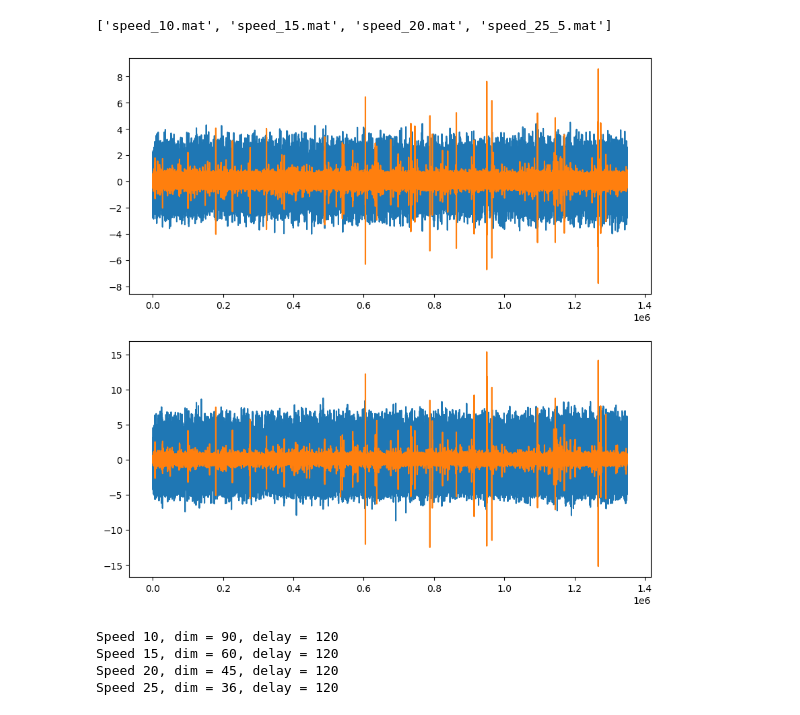
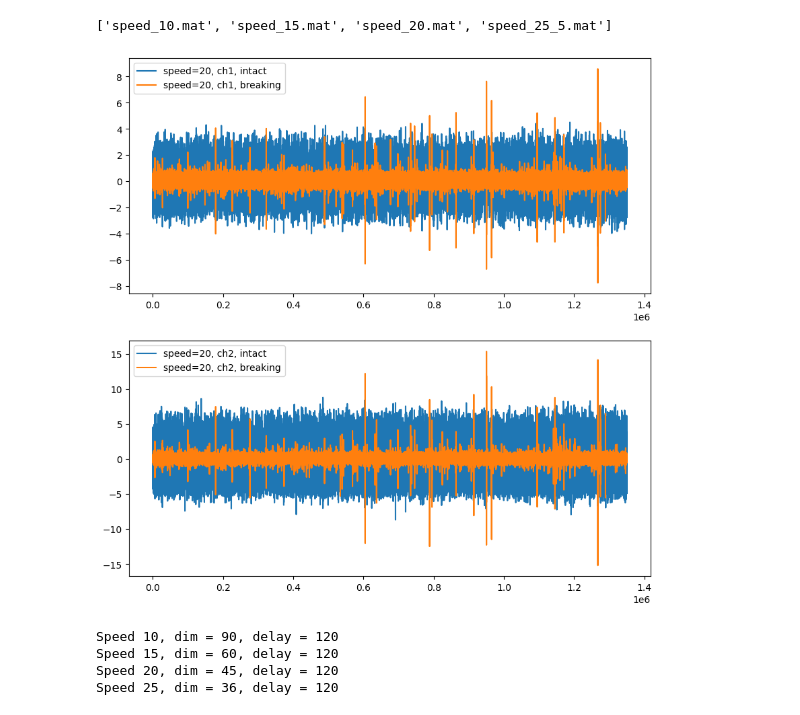
Before and after one commit to nihell/SignalProcessing, a Jupyter notebook: vibstand_data.ipynb, the cells around one changed output. Drawn from its saved outputs; the diff is of its cells as text; code cells hidden in the pictures.

```diff
--- a/vibstand_data.ipynb
+++ b/vibstand_data.ipynb
@@ -48,10 +42,12 @@ for filename in sorted(filelist):
 # %%
 df = df_list[3]
 f,ax = plt.subplots(2,1, figsize =(10,10))
-ax[0].plot(df["Vib1"])
-ax[0].plot(df["Vib3"])
-ax[1].plot(df["Vib2"])
-ax[1].plot(df["Vib4"])
+ax[0].plot(df["Vib1"], label="speed=20, ch1, intact")
+ax[0].plot(df["Vib3"], label="speed=20, ch1, breaking")
+ax[1].plot(df["Vib2"], label="speed=20, ch2, intact")
+ax[1].plot(df["Vib4"], label="speed=20, ch2, breaking")
+ax[0].legend()
+ax[1].legend()
 plt.show()
 # %% [output]
-[figure, old version]
+[figure, new version]
```
Also changed, not shown: parts of 14 cells of this notebook, 1 other file.
